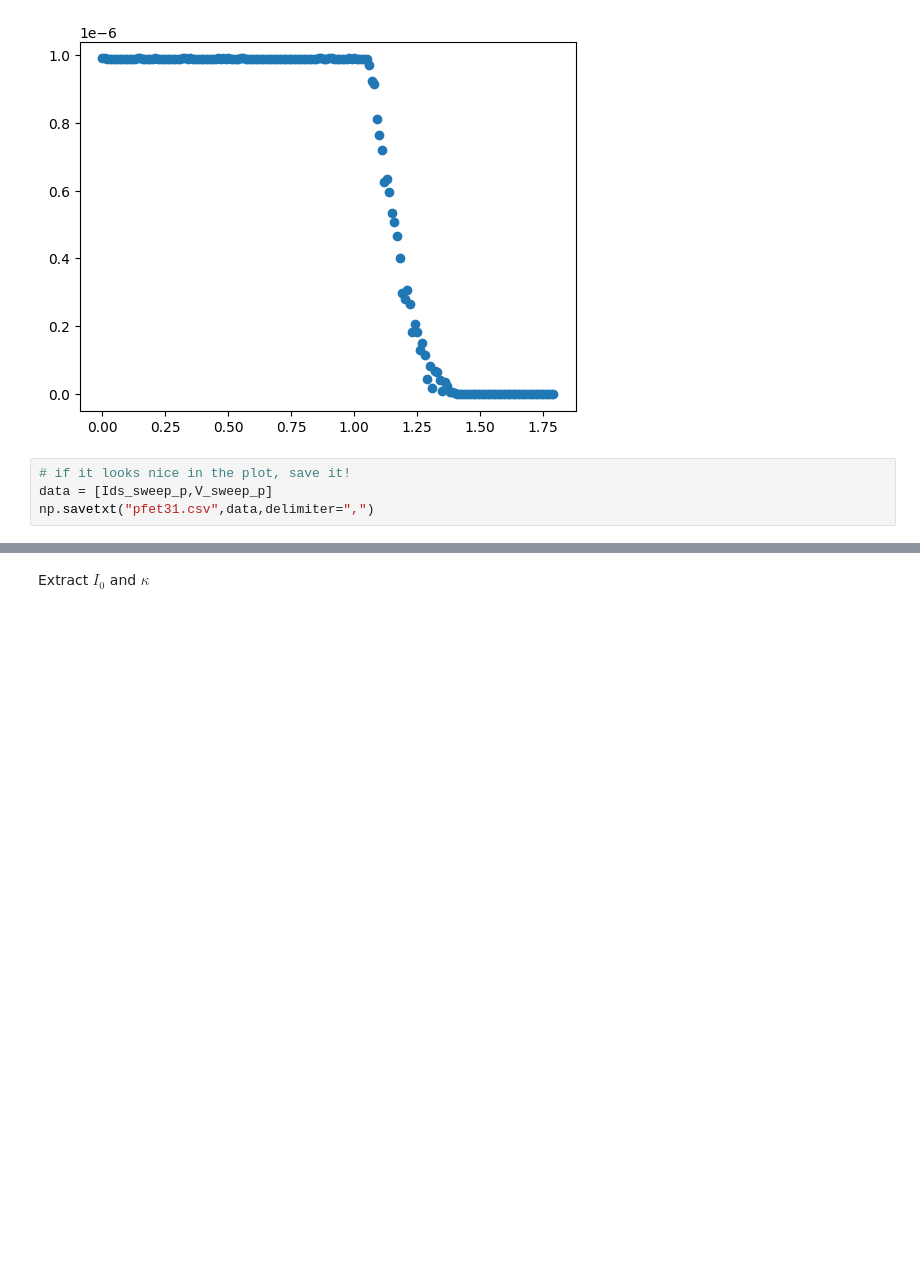
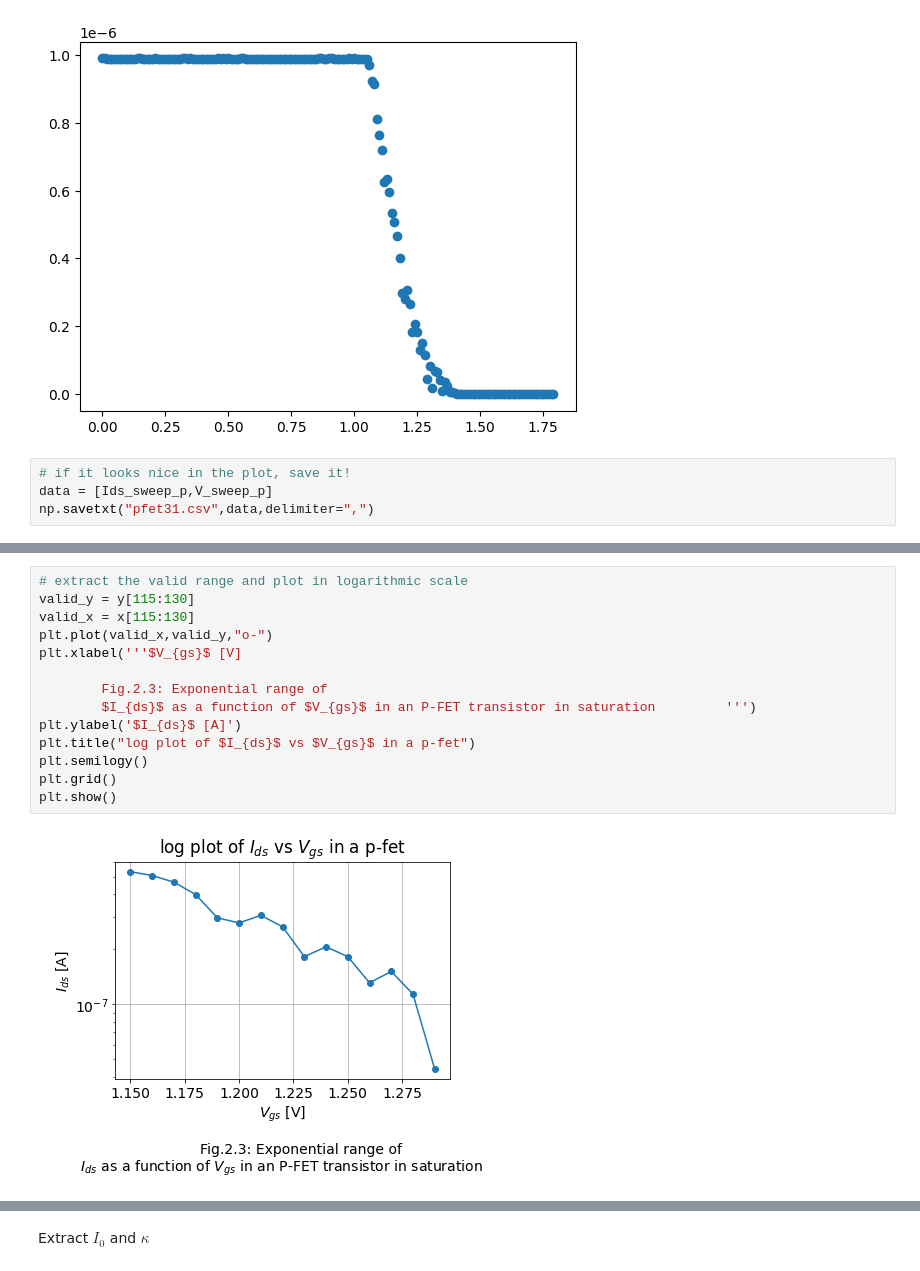
Before and after one commit to daggermaster3000/NE1, a Jupyter notebook: TP2/2022_Lab2_SubThr_18_Quillan_Favey.ipynb, the cells around one changed output, grey strips where cells are left out. Saved outputs shown, nothing was run; the diff lists cells and outputs as text; blank space fills up the shorter version.

```diff
--- a/TP2/2022_Lab2_SubThr_18_Quillan_Favey.ipynb
+++ b/TP2/2022_Lab2_SubThr_18_Quillan_Favey.ipynb
@@ -474,0 +503,16 @@ np.savetxt("pfet31.csv",data,delimiter=",")
+# %%
+# extract the valid range and plot in logarithmic scale
+valid_y = y[115:130]
+valid_x = x[115:130]
+plt.plot(valid_x,valid_y,"o-")
+plt.xlabel('''$V_{gs}$ [V]
+
+        Fig.2.3: Exponential range of
+        $I_{ds}$ as a function of $V_{gs}$ in an P-FET transistor in saturation         ''')
+plt.ylabel('$I_{ds}$ [A]')
+plt.title("log plot of $I_{ds}$ vs $V_{gs}$ in a p-fet")
+plt.semilogy()
+plt.grid()
+plt.show()
+# %% [output]
+[figure, added]
```
Also changed, not shown: parts of 17 cells of this notebook, 1 other file.
